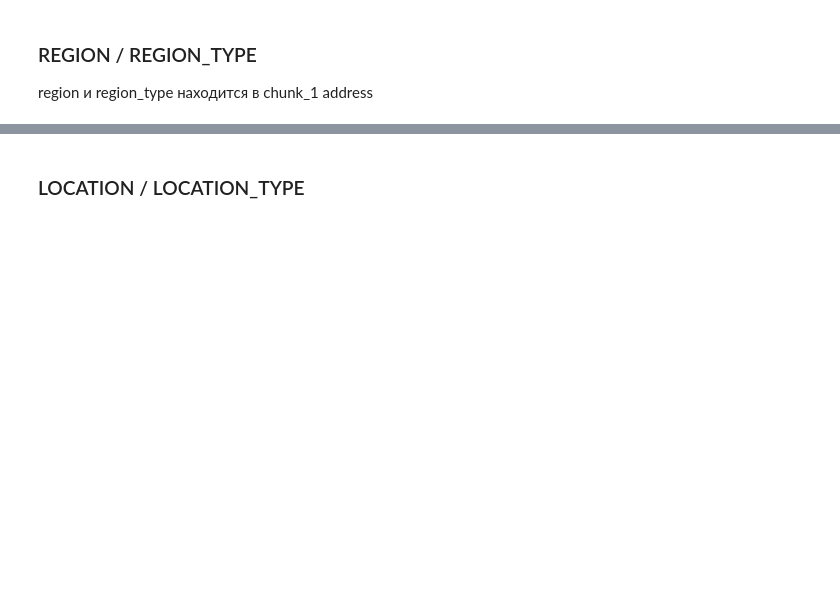
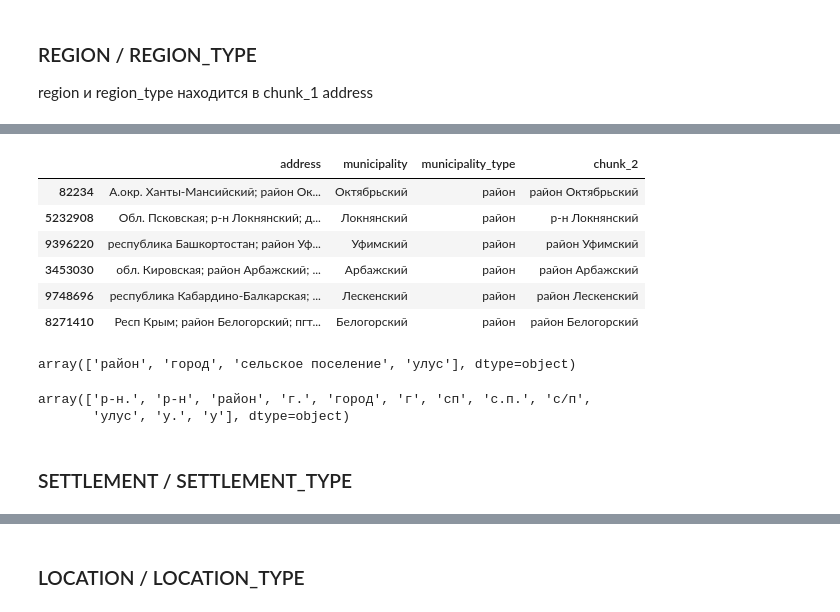
Before and after one commit to hekaido/rucode_7.0, a Jupyter notebook: C/ner.ipynb, the cells around one changed output, grey strips where cells are left out. Cells and saved outputs as stored; diff of their text form; code cells hidden in the pictures; blank space fills up the shorter version.

```diff
--- a/C/ner.ipynb
+++ b/C/ner.ipynb
@@ -143,0 +204,16 @@ AttributeError: 'NoneType' object has no attribute 'group'
+# %%
+municipality_df = df[df['municipality'].notna()][['address', 'municipality', 'municipality_type', 'chunk_2']]
+# %%
+municipality_df.sample(6)
+# %% [output]
+|  | address | municipality | municipality_type | chunk_2 |
+| 82234 | А.окр. Ханты-Мансийский; район Ок... | Октябрьский | район | район Октябрьский |
+| 5232908 | Обл. Псковская; р-н Локнянский; д... | Локнянский | район | р-н Локнянский |
+| 9396220 | республика Башкортостан; район Уф... | Уфимский | район | район Уфимский |
+| 3453030 | обл. Кировская; район Арбажский; ... | Арбажский | район | район Арбажский |
+| 9748696 | республика Кабардино-Балкарская; ... | Лескенский | район | район Лескенский |
+| 8271410 | Респ Крым; район Белогорский; пгт... | Белогорский | район | район Белогорский |
+# %%
+municipality_df['municipality_type'].unique()
+# %% [output]
+array(['район', 'город', 'сельское поселение', 'улус'], dtype=object)
@@ -143,0 +222,7 @@ AttributeError: 'NoneType' object has no attribute 'group'
+# %%
+chunk2[0].apply(lambda x: x.lower()).unique()
+# %% [output]
+array(['р-н.', 'р-н', 'район', 'г.', 'город', 'г', 'сп', 'с.п.', 'с/п',
+       'улус', 'у.', 'у'], dtype=object)
+# %% [markdown]
+### SETTLEMENT / SETTLEMENT_TYPE
```
Also changed, not shown: parts of 43 cells of this notebook.
